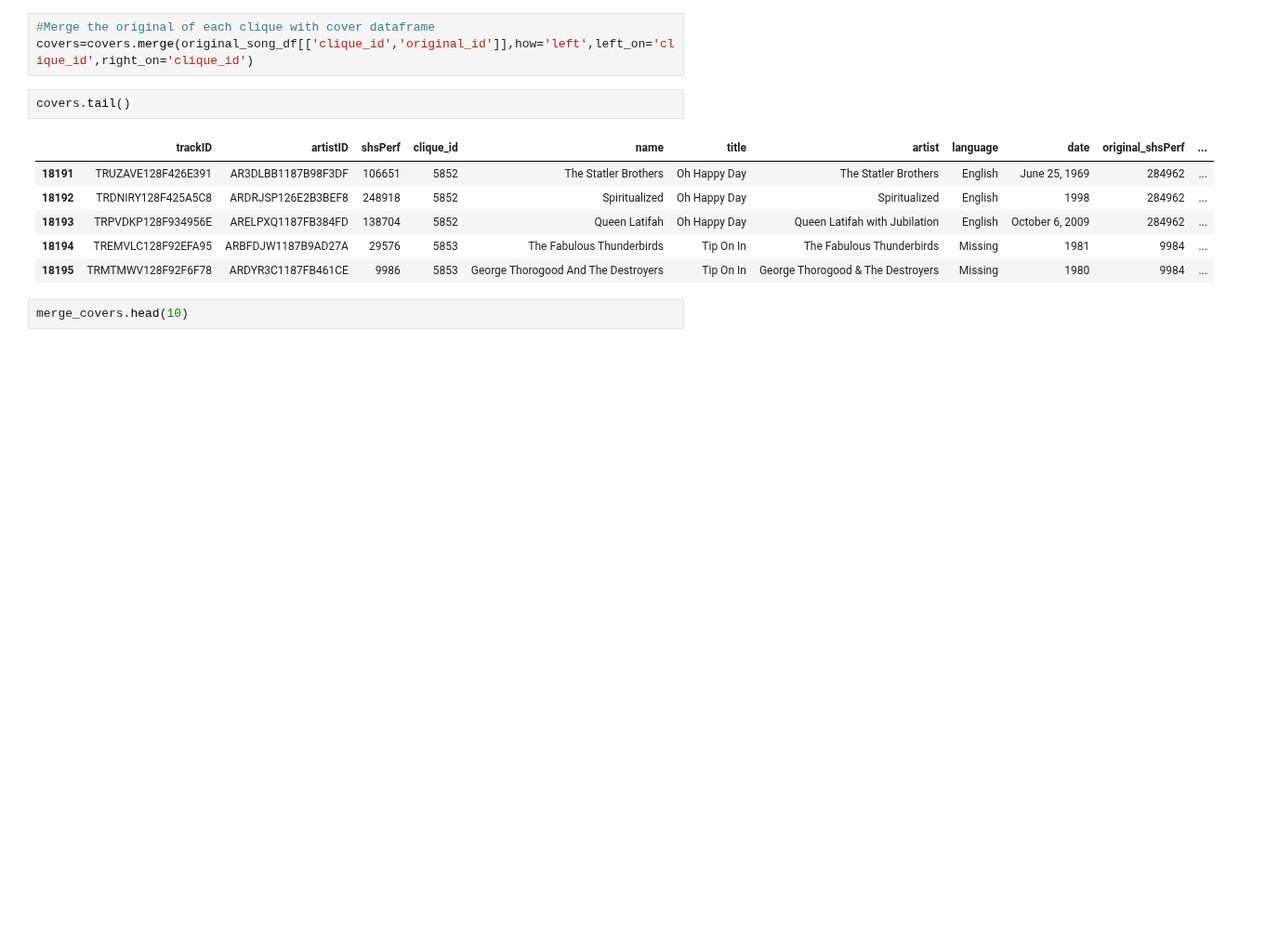
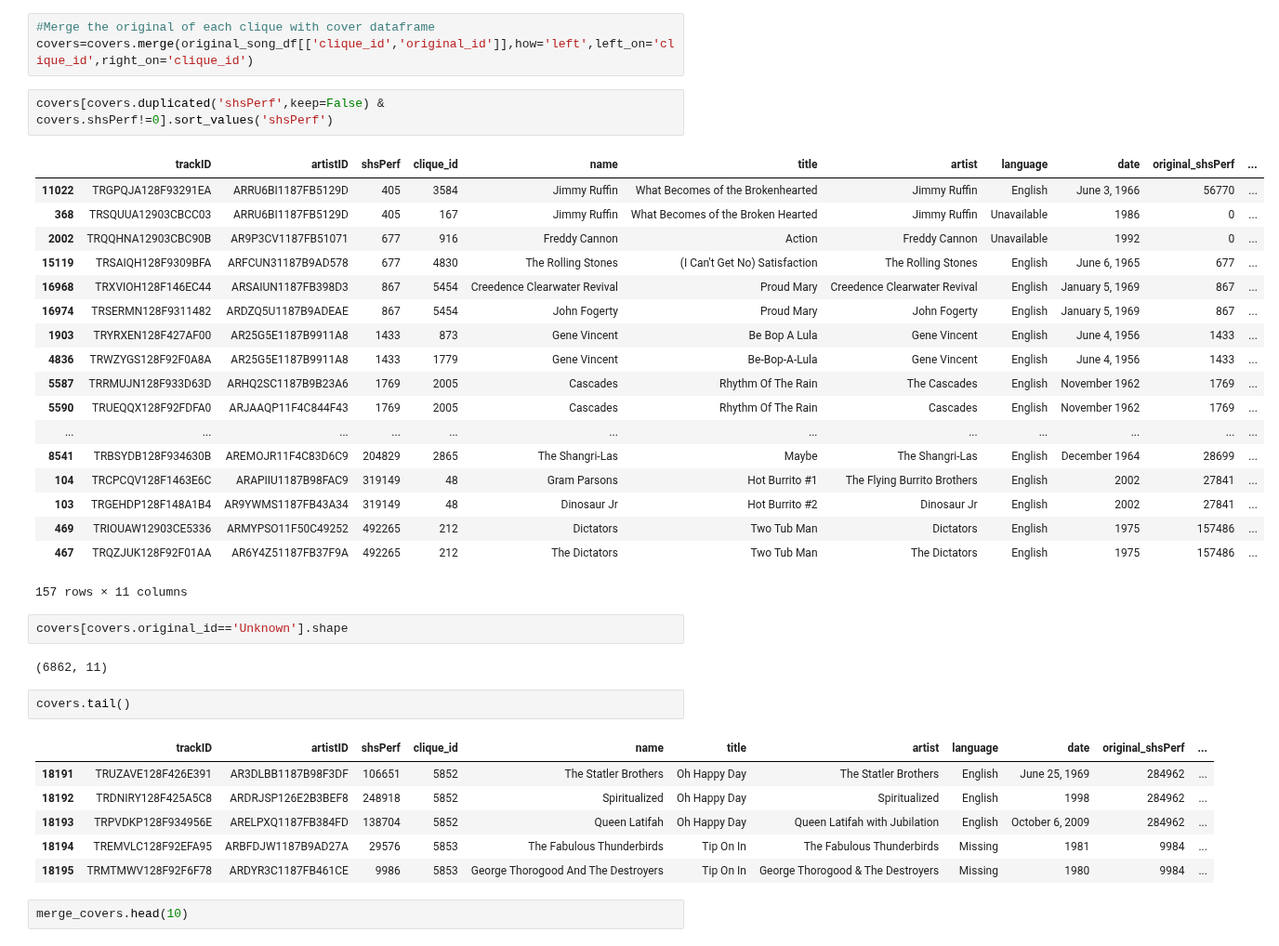
Before and after one commit to padesplaces/ada2017, a Jupyter notebook: project/Project Notebook.ipynb, the cells around one changed output. Shown at 93% size. Drawn from its saved outputs; the diff is of its cells as text; blank space fills up the shorter version.

```diff
--- a/project/Project Notebook.ipynb
+++ b/project/Project Notebook.ipynb
@@ -644,6 +656,31 @@ len(original_song_df[(original_song_df.duplicated(subset='original_id')) & (orig
 # %%
 #Merge the original of each clique with cover dataframe
 covers=covers.merge(original_song_df[['clique_id','original_id']],how='left',left_on='clique_id',right_on='clique_id')
+# %%
+covers[covers.duplicated('shsPerf',keep=False) & covers.shsPerf!=0].sort_values('shsPerf')
+# %% [output]
+|  | trackID | artistID | shsPerf | clique_id | name | title | artist | language | date | original_shsPerf | ... |
+| 11022 | TRGPQJA128F93291EA | ARRU6BI1187FB5129D | 405 | 3584 | Jimmy Ruffin | What Becomes of the Brokenhearted | Jimmy Ruffin | English | June 3, 1966 | 56770 | ... |
+| 368 | TRSQUUA12903CBCC03 | ARRU6BI1187FB5129D | 405 | 167 | Jimmy Ruffin | What Becomes of the Broken Hearted | Jimmy Ruffin | Unavailable | 1986 | 0 | ... |
+| 2002 | TRQQHNA12903CBC90B | AR9P3CV1187FB51071 | 677 | 916 | Freddy Cannon | Action | Freddy Cannon | Unavailable | 1992 | 0 | ... |
+| 15119 | TRSAIQH128F9309BFA | ARFCUN31187B9AD578 | 677 | 4830 | The Rolling Stones | (I Can't Get No) Satisfaction | The Rolling Stones | English | June 6, 1965 | 677 | ... |
+| 16968 | TRXVIOH128F146EC44 | ARSAIUN1187FB398D3 | 867 | 5454 | Creedence Clearwater Revival | Proud Mary | Creedence Clearwater Revival | English | January 5, 1969 | 867 | ... |
+| 16974 | TRSERMN128F9311482 | ARDZQ5U1187B9ADEAE | 867 | 5454 | John Fogerty | Proud Mary | John Fogerty | English | January 5, 1969 | 867 | ... |
+| 1903 | TRYRXEN128F427AF00 | AR25G5E1187B9911A8 | 1433 | 873 | Gene Vincent | Be Bop A Lula | Gene Vincent | English | June 4, 1956 | 1433 | ... |
+| 4836 | TRWZYGS128F92F0A8A | AR25G5E1187B9911A8 | 1433 | 1779 | Gene Vincent | Be-Bop-A-Lula | Gene Vincent | English | June 4, 1956 | 1433 | ... |
+| 5587 | TRRMUJN128F933D63D | ARHQ2SC1187B9B23A6 | 1769 | 2005 | Cascades | Rhythm Of The Rain | The Cascades | English | November 1962 | 1769 | ... |
+| 5590 | TRUEQQX128F92FDFA0 | ARJAAQP11F4C844F43 | 1769 | 2005 | Cascades | Rhythm Of The Rain | Cascades | English | November 1962 | 1769 | ... |
+| ... | ... | ... | ... | ... | ... | ... | ... | ... | ... | ... | ... |
+| 8541 | TRBSYDB128F934630B | AREMOJR11F4C83D6C9 | 204829 | 2865 | The Shangri-Las | Maybe | The Shangri-Las | English | December 1964 | 28699 | ... |
+| 104 | TRCPCQV128F1463E6C | ARAPIIU1187B98FAC9 | 319149 | 48 | Gram Parsons | Hot Burrito #1 | The Flying Burrito Brothers | English | 2002 | 27841 | ... |
+| 103 | TRGEHDP128F148A1B4 | AR9YWMS1187FB43A34 | 319149 | 48 | Dinosaur Jr | Hot Burrito #2 | Dinosaur Jr | English | 2002 | 27841 | ... |
+| 469 | TRIOUAW12903CE5336 | ARMYPSO11F50C49252 | 492265 | 212 | Dictators | Two Tub Man | Dictators | English | 1975 | 157486 | ... |
+| 467 | TRQZJUK128F92F01AA | AR6Y4Z51187FB37F9A | 492265 | 212 | The Dictators | Two Tub Man | The Dictators | English | 1975 | 157486 | ... |
+157 rows × 11 columns
+# %%
+covers[covers.original_id=='Unknown'].shape
+# %% [output]
+(6862, 11)
 # %%
 covers.tail()
 # %% [output]
```
Also changed, not shown: parts of 17 cells of this notebook, 2 other files.
